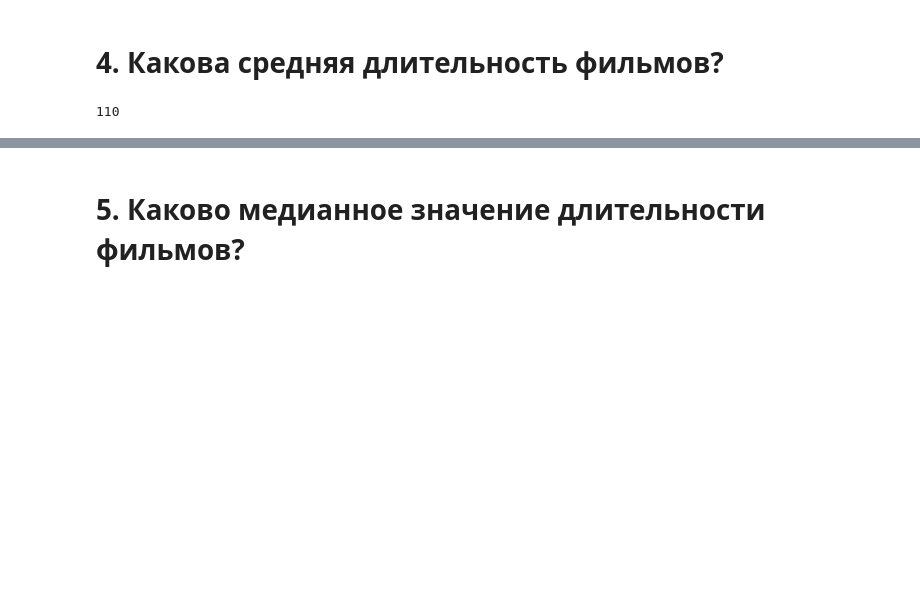
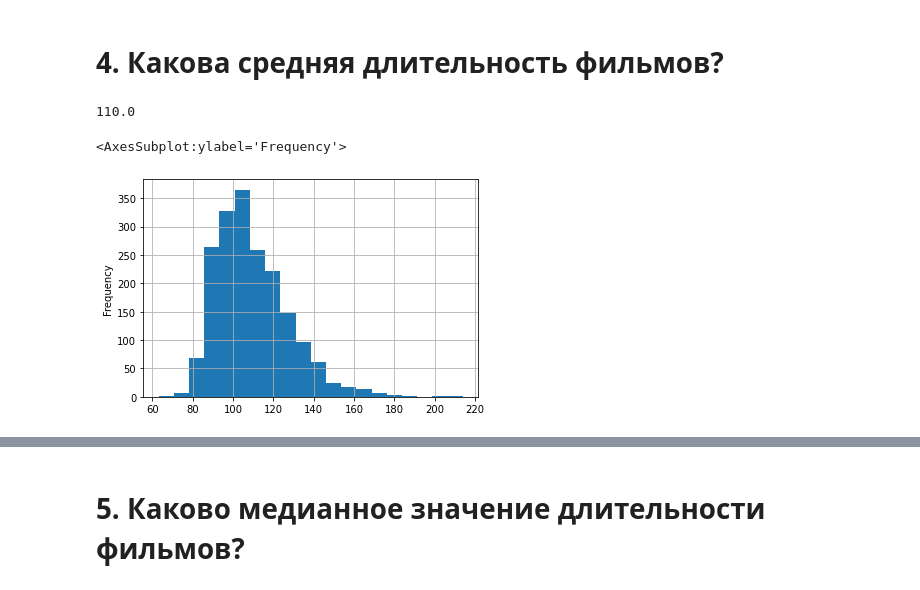
Before and after one commit to artkel/module_1, a Jupyter notebook: Movies_IMBD_v4.1_TEMPLATE.ipynb, the cells around one changed output, grey strips where cells are left out. Cells and saved outputs as stored; diff of their text form; code cells hidden in the pictures; blank space fills up the shorter version.

```diff
--- a/Movies_IMBD_v4.1_TEMPLATE.ipynb
+++ b/Movies_IMBD_v4.1_TEMPLATE.ipynb
@@ -257,7 +262,11 @@ data_new[data_new.runtime == data_new.runtime.min()]
 # 4. Какова средняя длительность фильмов?
 # %%
 answers['4'] = '110'
-# %%
-round(data_new.runtime.mean())
-# %% [output]
-110
+# %%
+# График распределения продолжительности картин
+print(data_new.runtime.mean().round())
+data_new["runtime"].plot(kind="hist", bins=20, grid=True)
+# %% [output]
+110.0
+<AxesSubplot:ylabel='Frequency'>
+[figure, added]
```
Also changed, not shown: parts of 35 cells of this notebook.
